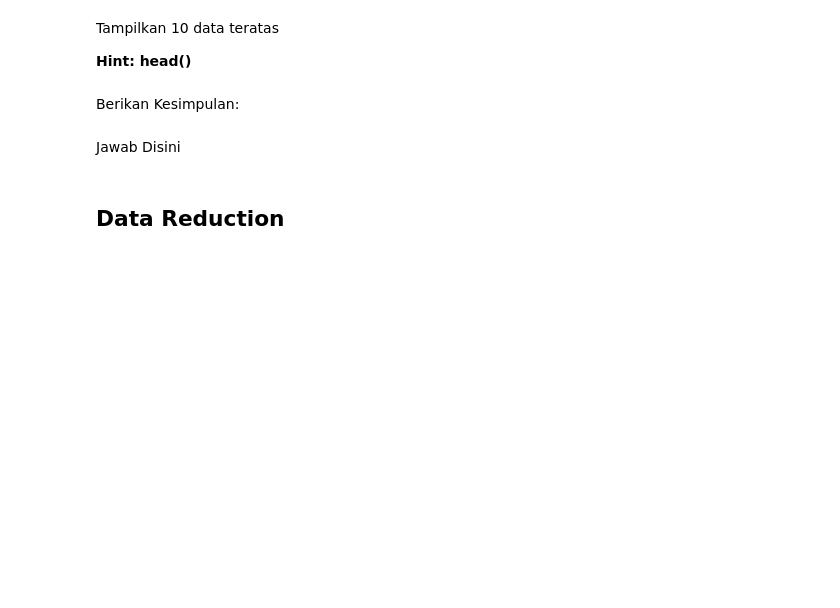
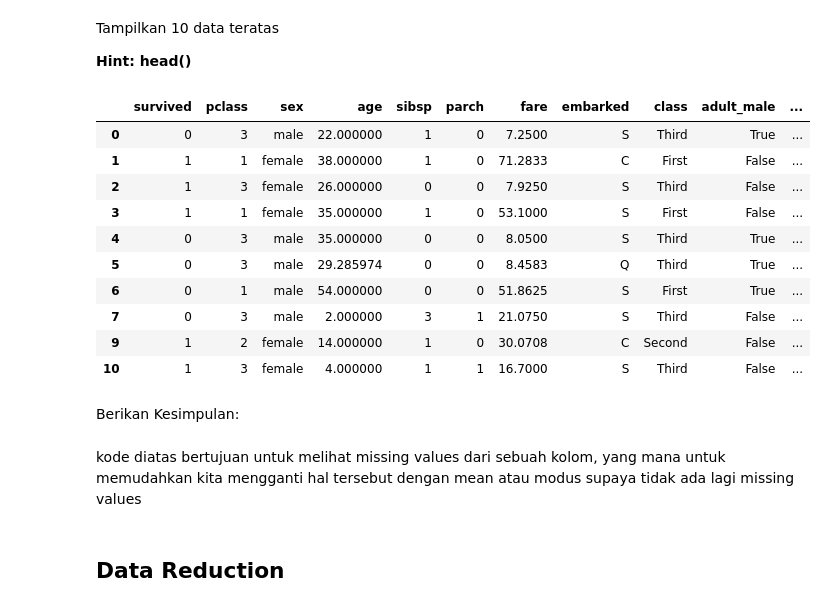
Before and after one commit to simamzz/Ngoding-DataMining, a Jupyter notebook: [IND] Tugas Pendahuluan Modul 1/MARK_TP_SYARIF IMAM MUSLIM_1202220108.ipynb, the cells around one changed output. Drawn from its saved outputs; the diff is of its cells as text; code cells hidden in the pictures; blank space fills up the shorter version.

```diff
--- a/[IND] Tugas Pendahuluan Modul 1/MARK_TP_SYARIF IMAM MUSLIM_1202220108.ipynb
+++ b/[IND] Tugas Pendahuluan Modul 1/MARK_TP_SYARIF IMAM MUSLIM_1202220108.ipynb
@@ -412,10 +527,24 @@ Cek nilai null
 Tampilkan 10 data teratas
 
 **Hint: head()**
+# %%
+df.head(10)
+# %% [output]
+|  | survived | pclass | sex | age | sibsp | parch | fare | embarked | class | adult_male | ... |
+| 0 | 0 | 3 | male | 22.000000 | 1 | 0 | 7.2500 | S | Third | True | ... |
+| 1 | 1 | 1 | female | 38.000000 | 1 | 0 | 71.2833 | C | First | False | ... |
+| 2 | 1 | 3 | female | 26.000000 | 0 | 0 | 7.9250 | S | Third | False | ... |
+| 3 | 1 | 1 | female | 35.000000 | 1 | 0 | 53.1000 | S | First | False | ... |
+| 4 | 0 | 3 | male | 35.000000 | 0 | 0 | 8.0500 | S | Third | True | ... |
+| 5 | 0 | 3 | male | 29.285974 | 0 | 0 | 8.4583 | Q | Third | True | ... |
+| 6 | 0 | 1 | male | 54.000000 | 0 | 0 | 51.8625 | S | First | True | ... |
+| 7 | 0 | 3 | male | 2.000000 | 3 | 1 | 21.0750 | S | Third | False | ... |
+| 9 | 1 | 2 | female | 14.000000 | 1 | 0 | 30.0708 | C | Second | False | ... |
+| 10 | 1 | 3 | female | 4.000000 | 1 | 1 | 16.7000 | S | Third | False | ... |
 # %% [markdown]
 Berikan Kesimpulan:
-# %% [markdown]
-Jawab Disini
+# %% [markdown]
+kode diatas bertujuan untuk melihat missing values dari sebuah kolom, yang mana untuk memudahkan kita mengganti hal tersebut dengan mean atau modus supaya tidak ada lagi missing values
 # %% [markdown]
 ## Data Reduction
 # %% [markdown]
```
Also changed, not shown: parts of 60 cells of this notebook.
